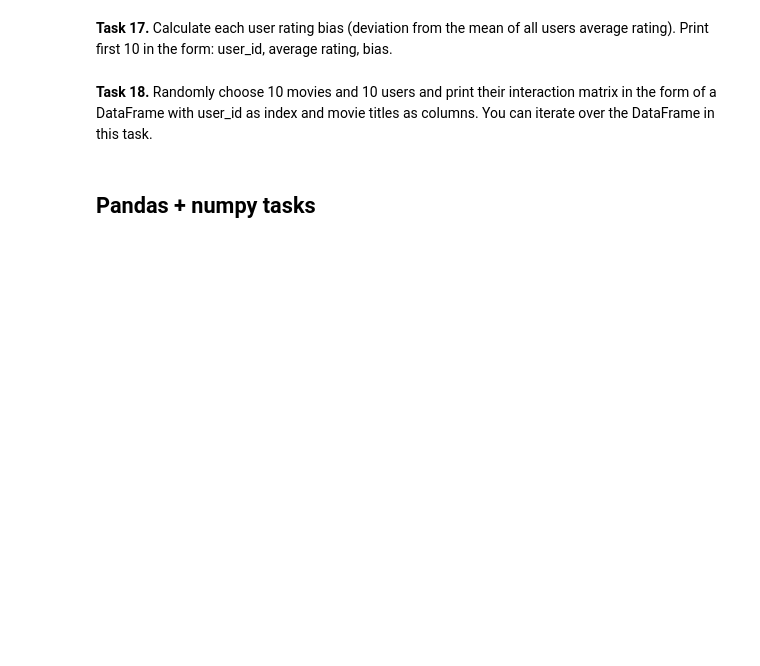
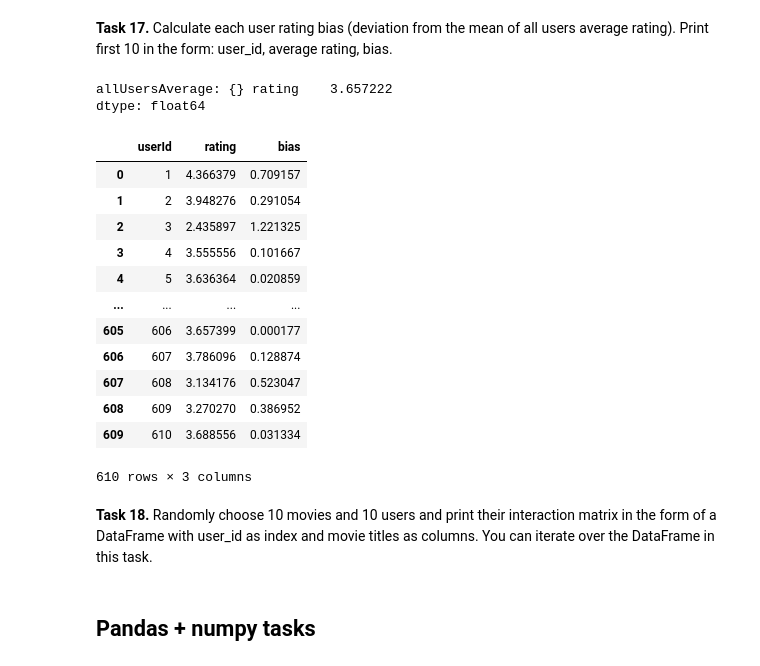
Before and after one commit to PiotrZiolo/recommender-systems-class, a Jupyter notebook: class_02_numpy_pandas.ipynb, the cells around one changed output. Drawn from its saved outputs; the diff is of its cells as text; code cells hidden in the pictures; blank space fills up the shorter version.

```diff
--- a/class_02_numpy_pandas.ipynb
+++ b/class_02_numpy_pandas.ipynb
@@ -282,7 +358,32 @@ display(steam_df_copy.head(10))
 # %% [markdown]
 **Task 17.** Calculate each user rating bias (deviation from the mean of all users average rating). Print first 10 in the form: user_id, average rating, bias.
 # %%
-# Write your code here
+#display(ml_df)
+
+allUsersAverage = ml_df.groupby('userId').agg({'rating': 'mean'}).agg({'rating': 'mean'})
+
+ml_df_copy = ml_df.copy().groupby('userId').agg(rating = ('rating', 'mean')).reset_index()
+ml_df_copy['bias'] = ml_df_copy['rating'].apply(lambda x: np.abs(allUsersAverage - x))
+
+print("allUsersAverage: {}", allUsersAverage)
+
+display(ml_df_copy)
+# %% [output]
+allUsersAverage: {} rating    3.657222
+dtype: float64
+|  | userId | rating | bias |
+| 0 | 1 | 4.366379 | 0.709157 |
+| 1 | 2 | 3.948276 | 0.291054 |
+| 2 | 3 | 2.435897 | 1.221325 |
+| 3 | 4 | 3.555556 | 0.101667 |
+| 4 | 5 | 3.636364 | 0.020859 |
+| ... | ... | ... | ... |
+| 605 | 606 | 3.657399 | 0.000177 |
+| 606 | 607 | 3.786096 | 0.128874 |
+| 607 | 608 | 3.134176 | 0.523047 |
+| 608 | 609 | 3.270270 | 0.386952 |
+| 609 | 610 | 3.688556 | 0.031334 |
+610 rows × 3 columns
 # %% [markdown]
 **Task 18.** Randomly choose 10 movies and 10 users and print their interaction matrix in the form of a DataFrame with user_id as index and movie titles as columns. You can iterate over the DataFrame in this task.
 # %%
```
Also changed, not shown: parts of 4 cells of this notebook.
